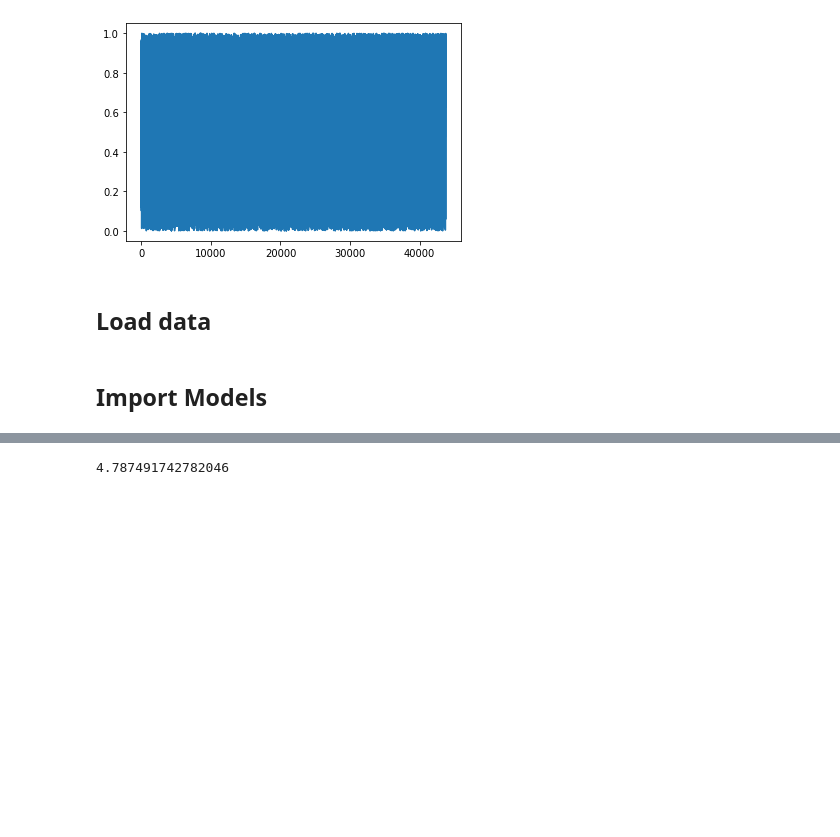
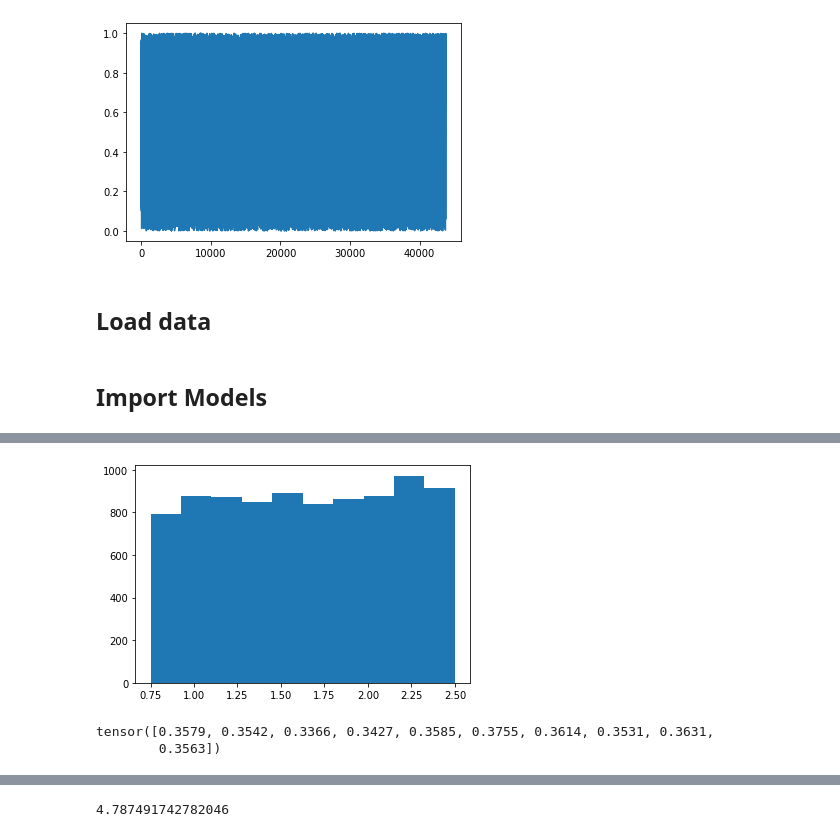
Before and after one commit to matthbatt/Deep-learning-gravitational-lensing, a Jupyter notebook: result.ipynb, the cells around one changed output, grey strips where cells are left out. Saved outputs shown, nothing was run; the diff lists cells and outputs as text; code cells hidden in the pictures; blank space fills up the shorter version.

```diff
--- a/result.ipynb
+++ b/result.ipynb
@@ -368,0 +526,10 @@ plt.show()
+# %%
+plt.hist(y_true_denorm[:,0])
+plt.show()
+# %% [output]
+[figure, added]
+# %%
+all_total_std[:10,0]
+# %% [output]
+tensor([0.3579, 0.3542, 0.3366, 0.3427, 0.3585, 0.3755, 0.3614, 0.3531, 0.3631,
+        0.3563])
```
Also changed, not shown: parts of 14 cells of this notebook, 2 other files.
